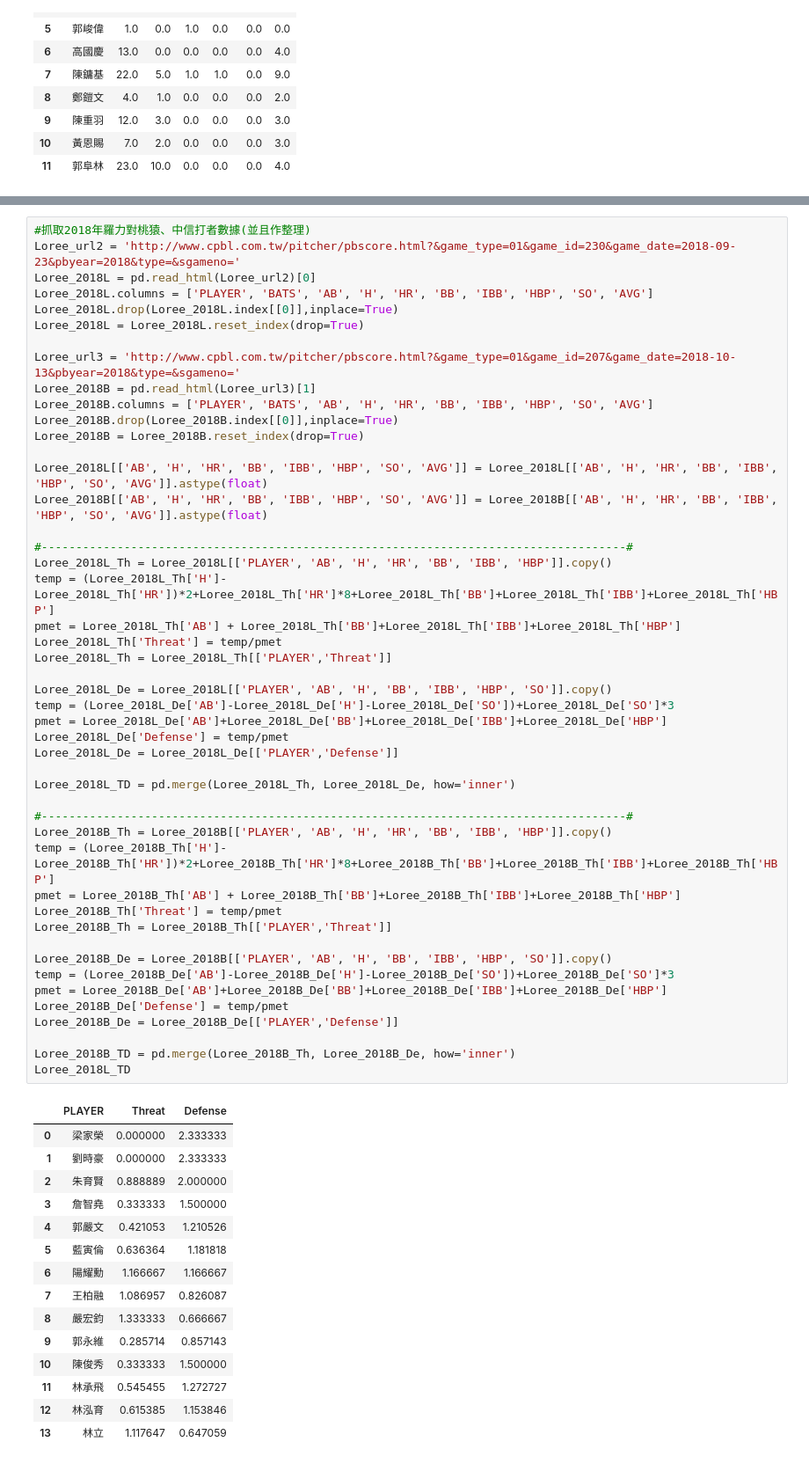
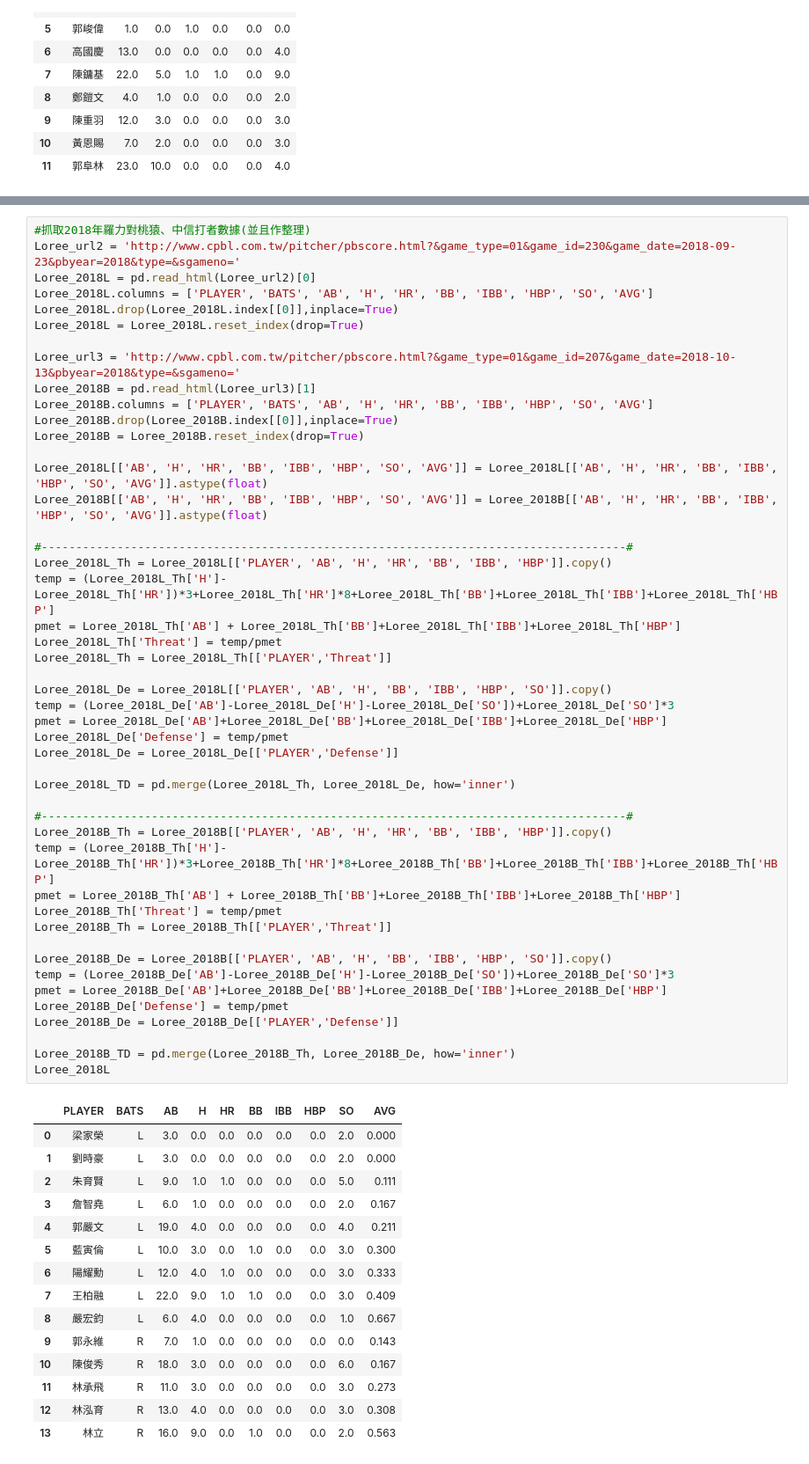
Before and after one commit to ShiNSanity75/Data_Visualization, a Jupyter notebook: Final/羅力_Mike Loree.ipynb, the cells around one changed output, grey strips where cells are left out. Shown at 88% size. Drawn from its saved outputs; the diff is of its cells as text.

```diff
--- a/Final/羅力_Mike Loree.ipynb
+++ b/Final/羅力_Mike Loree.ipynb
@@ -319,48 +348,48 @@ Loree_2018L[['AB', 'H', 'HR', 'BB', 'IBB', 'HBP', 'SO', 'AVG']] = Loree_2018L[['
 Loree_2018B[['AB', 'H', 'HR', 'BB', 'IBB', 'HBP', 'SO', 'AVG']] = Loree_2018B[['AB', 'H', 'HR', 'BB', 'IBB', 'HBP', 'SO', 'AVG']].astype(float)
 
 #-------------------------------------------------------------------------------------#
 Loree_2018L_Th = Loree_2018L[['PLAYER', 'AB', 'H', 'HR', 'BB', 'IBB', 'HBP']].copy()
-temp = (Loree_2018L_Th['H']-Loree_2018L_Th['HR'])*2+Loree_2018L_Th['HR']*8+Loree_2018L_Th['BB']+Loree_2018L_Th['IBB']+Loree_2018L_Th['HBP']
+temp = (Loree_2018L_Th['H']-Loree_2018L_Th['HR'])*3+Loree_2018L_Th['HR']*8+Loree_2018L_Th['BB']+Loree_2018L_Th['IBB']+Loree_2018L_Th['HBP']
 pmet = Loree_2018L_Th['AB'] + Loree_2018L_Th['BB']+Loree_2018L_Th['IBB']+Loree_2018L_Th['HBP']
 Loree_2018L_Th['Threat'] = temp/pmet
 Loree_2018L_Th = Loree_2018L_Th[['PLAYER','Threat']]
 
 Loree_2018L_De = Loree_2018L[['PLAYER', 'AB', 'H', 'BB', 'IBB', 'HBP', 'SO']].copy()
 temp = (Loree_2018L_De['AB']-Loree_2018L_De['H']-Loree_2018L_De['SO'])+Loree_2018L_De['SO']*3
 pmet = Loree_2018L_De['AB']+Loree_2018L_De['BB']+Loree_2018L_De['IBB']+Loree_2018L_De['HBP']
 Loree_2018L_De['Defense'] = temp/pmet
 Loree_2018L_De = Loree_2018L_De[['PLAYER','Defense']]
 
 Loree_2018L_TD = pd.merge(Loree_2018L_Th, Loree_2018L_De, how='inner')
 
 #-------------------------------------------------------------------------------------#
 Loree_2018B_Th = Loree_2018B[['PLAYER', 'AB', 'H', 'HR', 'BB', 'IBB', 'HBP']].copy()
-temp = (Loree_2018B_Th['H']-Loree_2018B_Th['HR'])*2+Loree_2018B_Th['HR']*8+Loree_2018B_Th['BB']+Loree_2018B_Th['IBB']+Loree_2018B_Th['HBP']
+temp = (Loree_2018B_Th['H']-Loree_2018B_Th['HR'])*3+Loree_2018B_Th['HR']*8+Loree_2018B_Th['BB']+Loree_2018B_Th['IBB']+Loree_2018B_Th['HBP']
 pmet = Loree_2018B_Th['AB'] + Loree_2018B_Th['BB']+Loree_2018B_Th['IBB']+Loree_2018B_Th['HBP']
 Loree_2018B_Th['Threat'] = temp/pmet
 Loree_2018B_Th = Loree_2018B_Th[['PLAYER','Threat']]
 
 Loree_2018B_De = Loree_2018B[['PLAYER', 'AB', 'H', 'BB', 'IBB', 'HBP', 'SO']].copy()
 temp = (Loree_2018B_De['AB']-Loree_2018B_De['H']-Loree_2018B_De['SO'])+Loree_2018B_De['SO']*3
 pmet = Loree_2018B_De['AB']+Loree_2018B_De['BB']+Loree_2018B_De['IBB']+Loree_2018B_De['HBP']
 Loree_2018B_De['Defense'] = temp/pmet
 Loree_2018B_De = Loree_2018B_De[['PLAYER','Defense']]
 
 Loree_2018B_TD = pd.merge(Loree_2018B_Th, Loree_2018B_De, how='inner')
-Loree_2018L_TD
+Loree_2018L
 # %% [output]
-|  | PLAYER | Threat | Defense |
-| 0 | 梁家榮 | 0.000000 | 2.333333 |
-| 1 | 劉時豪 | 0.000000 | 2.333333 |
-| 2 | 朱育賢 | 0.888889 | 2.000000 |
-| 3 | 詹智堯 | 0.333333 | 1.500000 |
-| 4 | 郭嚴文 | 0.421053 | 1.210526 |
-| 5 | 藍寅倫 | 0.636364 | 1.181818 |
-| 6 | 陽耀勳 | 1.166667 | 1.166667 |
-| 7 | 王柏融 | 1.086957 | 0.826087 |
-| 8 | 嚴宏鈞 | 1.333333 | 0.666667 |
-| 9 | 郭永維 | 0.285714 | 0.857143 |
-| 10 | 陳俊秀 | 0.333333 | 1.500000 |
-| 11 | 林承飛 | 0.545455 | 1.272727 |
-| 12 | 林泓育 | 0.615385 | 1.153846 |
-| 13 | 林立 | 1.117647 | 0.647059 |
+|  | PLAYER | BATS | AB | H | HR | BB | IBB | HBP | SO | AVG |
+| 0 | 梁家榮 | L | 3.0 | 0.0 | 0.0 | 0.0 | 0.0 | 0.0 | 2.0 | 0.000 |
+| 1 | 劉時豪 | L | 3.0 | 0.0 | 0.0 | 0.0 | 0.0 | 0.0 | 2.0 | 0.000 |
+| 2 | 朱育賢 | L | 9.0 | 1.0 | 1.0 | 0.0 | 0.0 | 0.0 | 5.0 | 0.111 |
+| 3 | 詹智堯 | L | 6.0 | 1.0 | 0.0 | 0.0 | 0.0 | 0.0 | 2.0 | 0.167 |
+| 4 | 郭嚴文 | L | 19.0 | 4.0 | 0.0 | 0.0 | 0.0 | 0.0 | 4.0 | 0.211 |
+| 5 | 藍寅倫 | L | 10.0 | 3.0 | 0.0 | 1.0 | 0.0 | 0.0 | 3.0 | 0.300 |
+| 6 | 陽耀勳 | L | 12.0 | 4.0 | 1.0 | 0.0 | 0.0 | 0.0 | 3.0 | 0.333 |
+| 7 | 王柏融 | L | 22.0 | 9.0 | 1.0 | 1.0 | 0.0 | 0.0 | 3.0 | 0.409 |
+| 8 | 嚴宏鈞 | L | 6.0 | 4.0 | 0.0 | 0.0 | 0.0 | 0.0 | 1.0 | 0.667 |
+| 9 | 郭永維 | R | 7.0 | 1.0 | 0.0 | 0.0 | 0.0 | 0.0 | 0.0 | 0.143 |
+| 10 | 陳俊秀 | R | 18.0 | 3.0 | 0.0 | 0.0 | 0.0 | 0.0 | 6.0 | 0.167 |
+| 11 | 林承飛 | R | 11.0 | 3.0 | 0.0 | 0.0 | 0.0 | 0.0 | 3.0 | 0.273 |
+| 12 | 林泓育 | R | 13.0 | 4.0 | 0.0 | 0.0 | 0.0 | 0.0 | 3.0 | 0.308 |
+| 13 | 林立 | R | 16.0 | 9.0 | 0.0 | 1.0 | 0.0 | 0.0 | 2.0 | 0.563 |
```
Also changed, not shown: parts of 21 cells of this notebook.
